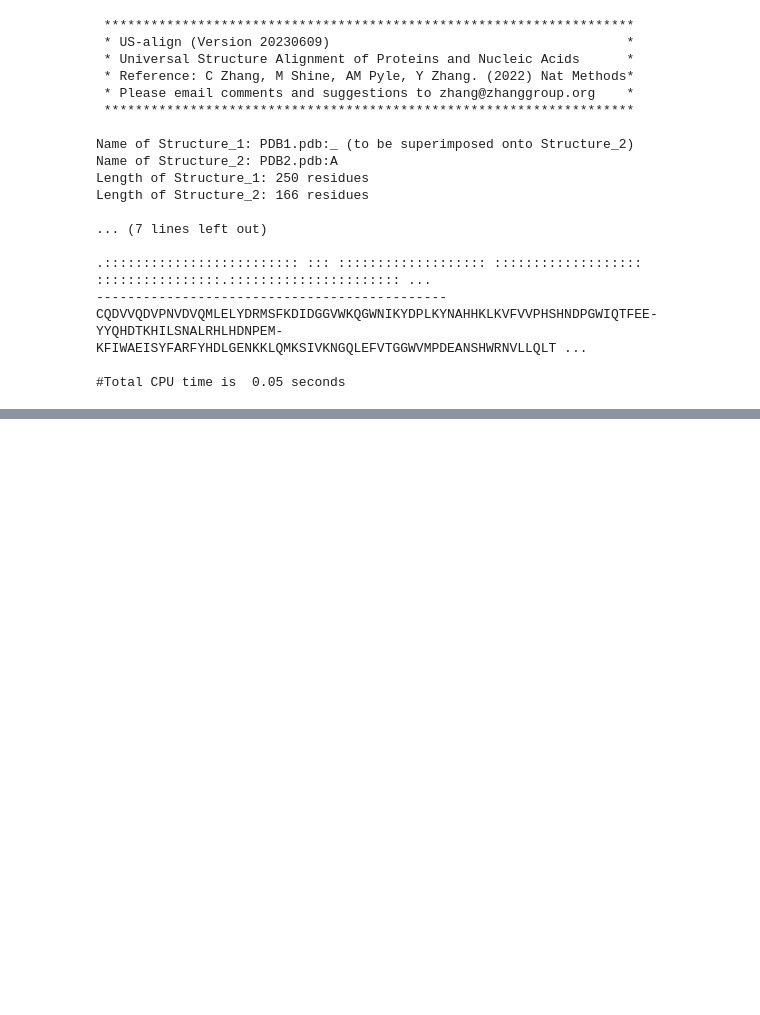
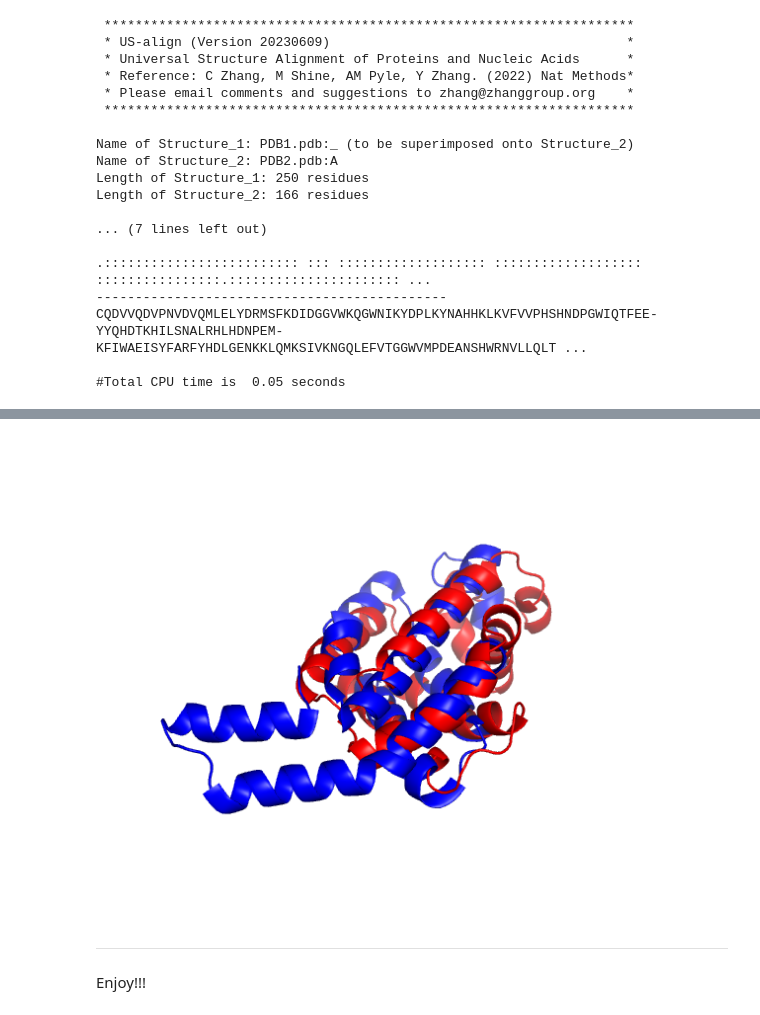
Before and after one commit to fomightez/usalign-binder, a Jupyter notebook: index.ipynb, the cells around one changed output, grey strips where cells are left out. Drawn from its saved outputs; the diff is of its cells as text; code cells hidden in the pictures; blank space fills up the shorter version.

Commit message:
add supoerposition with image demo

```diff
--- a/index.ipynb
+++ b/index.ipynb
@@ -63,0 +98,9 @@ Enjoy!!!
+# %%
+from IPython.display import Image
+Image("sup_all_atm.png")
+# %% [output]
+[figure, added]
+# %% [markdown]
+-----
+
+Enjoy!!!
```
Also changed, not shown: parts of 3 cells of this notebook.
